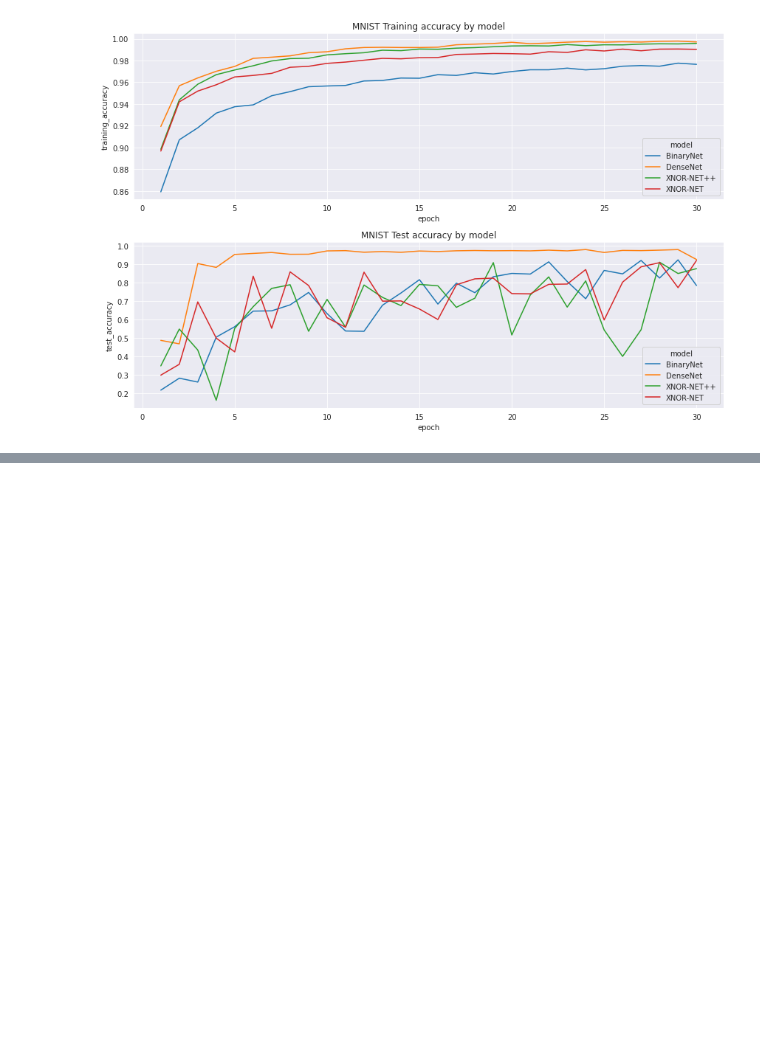
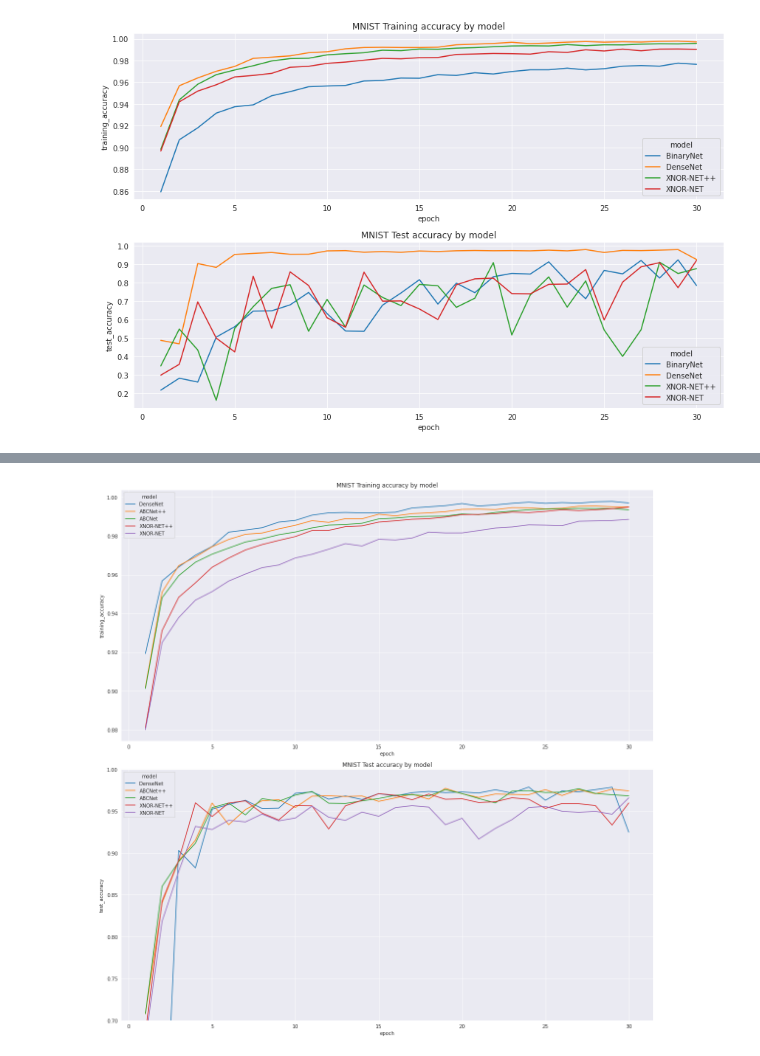
Before and after one commit to ramizouari/BNN, a Jupyter notebook: Analysis.ipynb, the cells around one changed output, grey strips where cells are left out. Saved outputs shown, nothing was run; the diff lists cells and outputs as text; code cells hidden in the pictures; blank space fills up the shorter version.

```diff
--- a/Analysis.ipynb
+++ b/Analysis.ipynb
@@ -57,0 +70,5 @@ fig.savefig("local/MNIST.png")
+# %%
+S2=["DenseNet","ABCNet++","ABCNet","XNOR-NET","XNOR-NET++"]
+plot_results(results_with_noise[results_with_noise["model"].isin(S2)],"local/MNIST-noise-2.svg")
+# %% [output]
+[figure, added]
```
Also changed, not shown: parts of 6 cells of this notebook, 16 other files.
